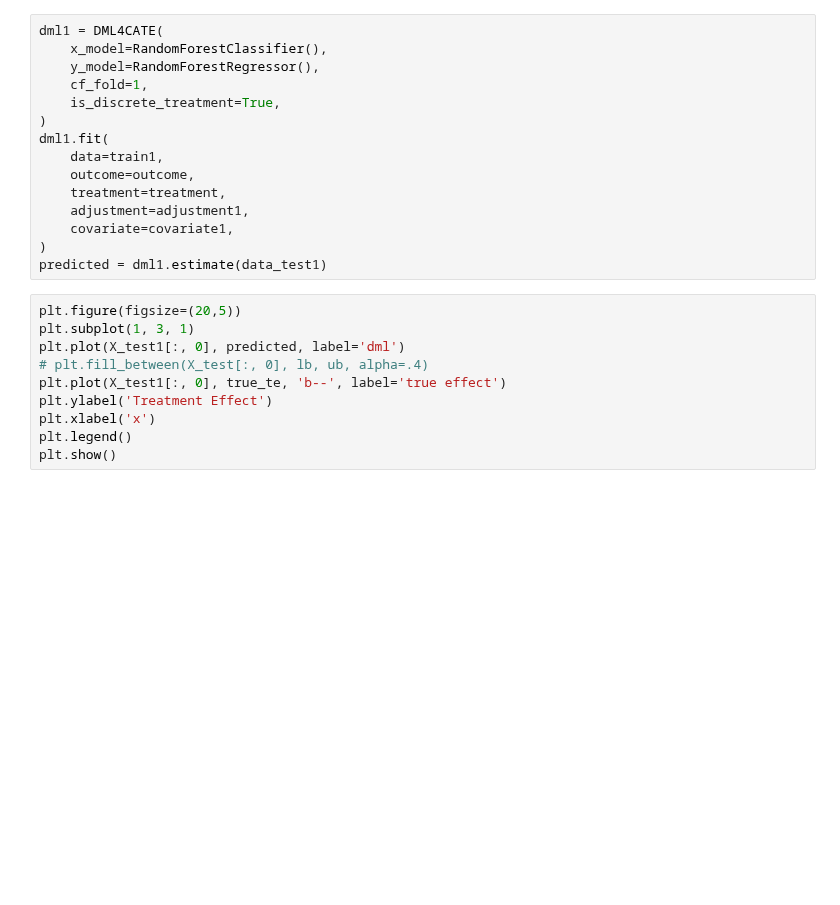
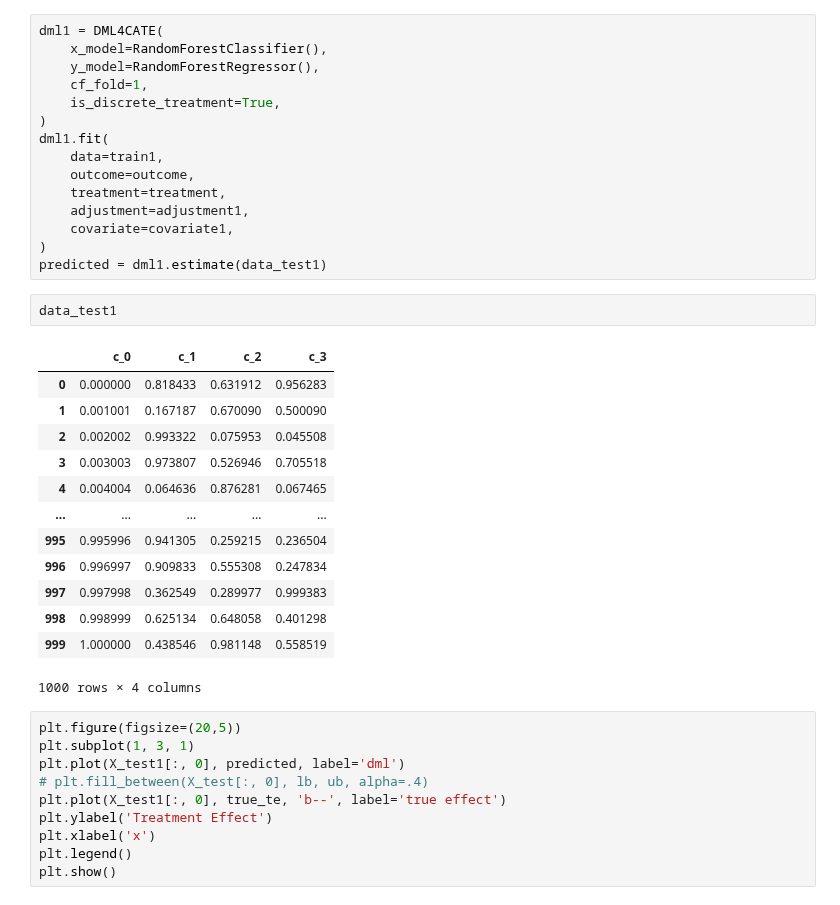
Before and after one commit to DataCanvasIO/YLearn, a Jupyter notebook: test_est.ipynb, the cells around one changed output. Drawn from its saved outputs; the diff is of its cells as text; blank space fills up the shorter version.

```diff
--- a/test_est.ipynb
+++ b/test_est.ipynb
@@ -134,6 +155,22 @@ dml1.fit(
     covariate=covariate1,
 )
 predicted = dml1.estimate(data_test1)
+# %%
+data_test1
+# %% [output]
+|  | c_0 | c_1 | c_2 | c_3 |
+| 0 | 0.000000 | 0.818433 | 0.631912 | 0.956283 |
+| 1 | 0.001001 | 0.167187 | 0.670090 | 0.500090 |
+| 2 | 0.002002 | 0.993322 | 0.075953 | 0.045508 |
+| 3 | 0.003003 | 0.973807 | 0.526946 | 0.705518 |
+| 4 | 0.004004 | 0.064636 | 0.876281 | 0.067465 |
+| ... | ... | ... | ... | ... |
+| 995 | 0.995996 | 0.941305 | 0.259215 | 0.236504 |
+| 996 | 0.996997 | 0.909833 | 0.555308 | 0.247834 |
+| 997 | 0.997998 | 0.362549 | 0.289977 | 0.999383 |
+| 998 | 0.998999 | 0.625134 | 0.648058 | 0.401298 |
+| 999 | 1.000000 | 0.438546 | 0.981148 | 0.558519 |
+1000 rows × 4 columns
 # %%
 plt.figure(figsize=(20,5))
 plt.subplot(1, 3, 1)
```
Also changed, not shown: parts of 3 cells of this notebook, 1 other file.
